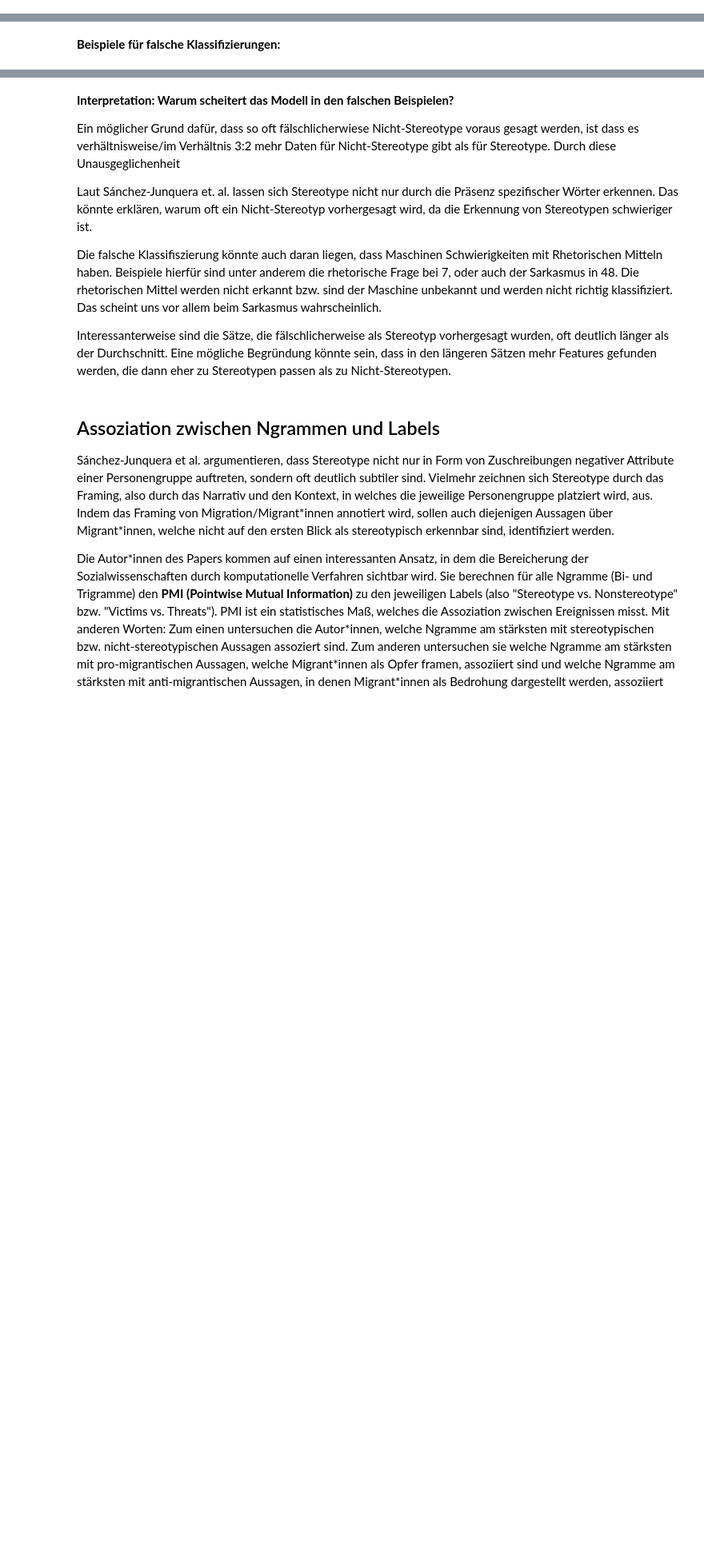
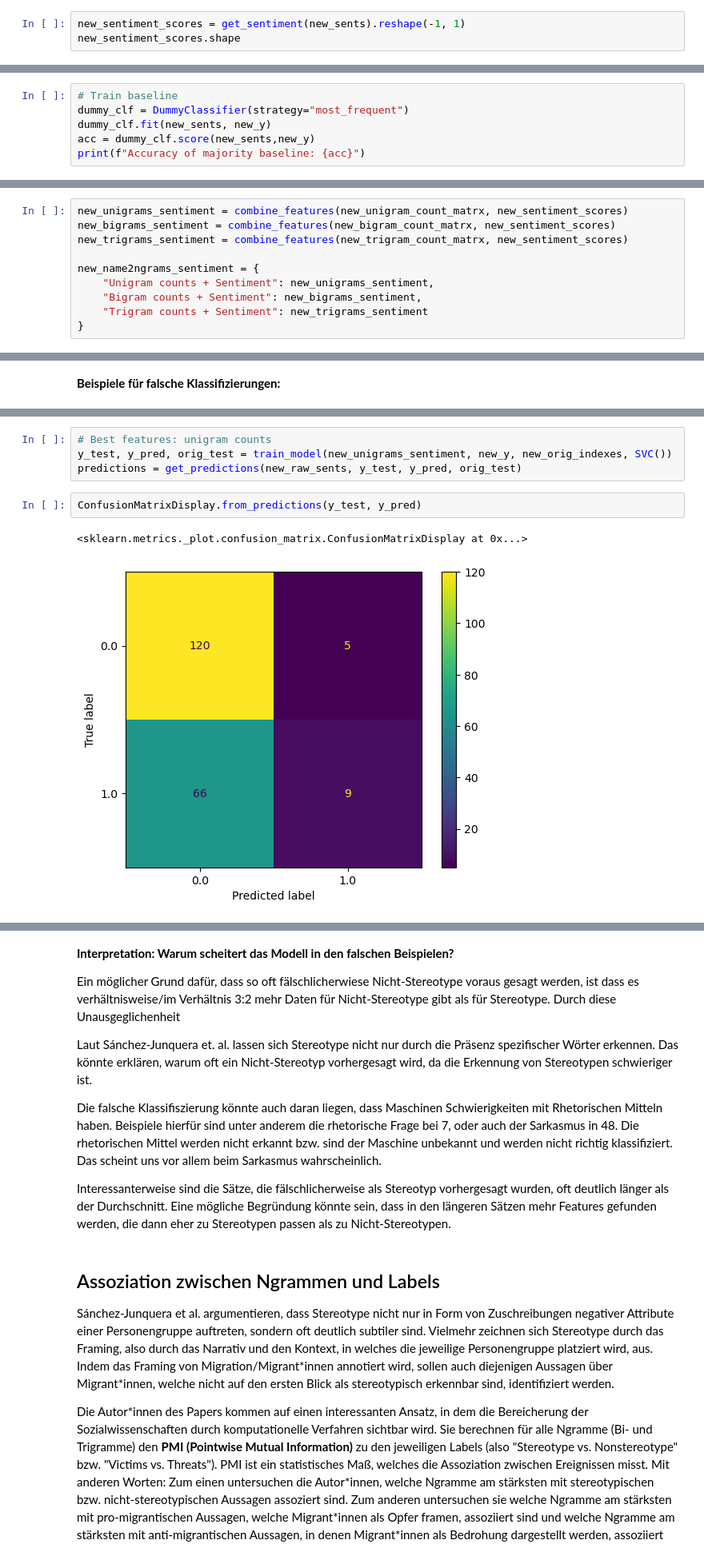
Before and after one commit to liaaneeee/Framing-of-Migration-in-speeches-of-the-German-Parliament, a Jupyter notebook: Stereotype classification.ipynb, the cells around one changed output, grey strips where cells are left out. Shown at 80% size. Saved outputs shown, nothing was run; the diff lists cells and outputs as text; blank space fills up the shorter version.

```diff
--- a/Stereotype classification.ipynb
+++ b/Stereotype classification.ipynb
@@ -225,0 +312,3 @@ sentiment_scores.shape
+# %%
+new_sentiment_scores = get_sentiment(new_sents).reshape(-1, 1)
+new_sentiment_scores.shape
@@ -251,0 +359,6 @@ Accuracy of majority baseline: 0.604
+# %%
+# Train baseline
+dummy_clf = DummyClassifier(strategy="most_frequent")
+dummy_clf.fit(new_sents, new_y)
+acc = dummy_clf.score(new_sents,new_y)
+print(f"Accuracy of majority baseline: {acc}")
@@ -391,3 +575,13 @@ name2ngrams_sentiment = {
+# %%
+new_unigrams_sentiment = combine_features(new_unigram_count_matrx, new_sentiment_scores)
+new_bigrams_sentiment = combine_features(new_bigram_count_matrx, new_sentiment_scores)
+new_trigrams_sentiment = combine_features(new_trigram_count_matrx, new_sentiment_scores)
+
+new_name2ngrams_sentiment = {
+    "Unigram counts + Sentiment": new_unigrams_sentiment,
+    "Bigram counts + Sentiment": new_bigrams_sentiment,
+    "Trigram counts + Sentiment": new_trigrams_sentiment
+}
 # %% [markdown]
 **Bag-of-ngrams + Sentiment:**
 
@@ -475,0 +696,9 @@ get_wrong(predictions)
+# %%
+# Best features: unigram counts
+y_test, y_pred, orig_test = train_model(new_unigrams_sentiment, new_y, new_orig_indexes, SVC())
+predictions = get_predictions(new_raw_sents, y_test, y_pred, orig_test)
+# %%
+ConfusionMatrixDisplay.from_predictions(y_test, y_pred)
+# %% [output]
+<sklearn.metrics._plot.confusion_matrix.ConfusionMatrixDisplay at 0x...>
+[figure, added]
```
Also changed, not shown: parts of 63 cells of this notebook.
